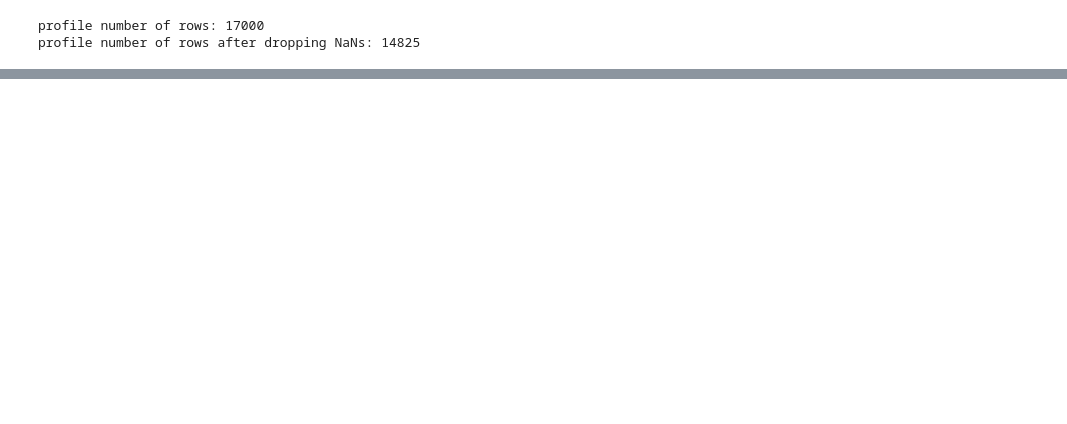
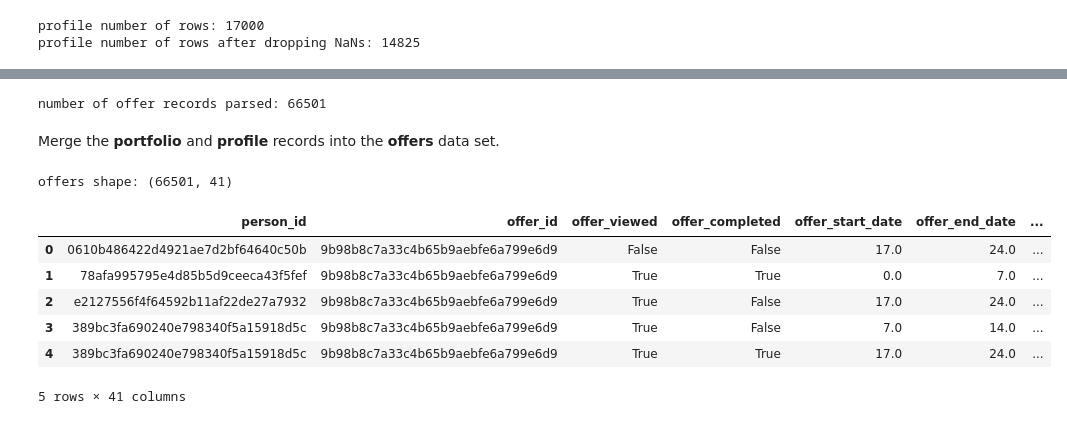
Before and after one commit to lajos/starbucks-capstone-project, a Jupyter notebook: Starbucks_Capstone_notebook.ipynb, the cells around one changed output, grey strips where cells are left out. Cells and saved outputs as stored; diff of their text form; code cells hidden in the pictures; blank space fills up the shorter version.

```diff
--- a/Starbucks_Capstone_notebook.ipynb
+++ b/Starbucks_Capstone_notebook.ipynb
@@ -222,3 +462,43 @@ The transcript dataframe has time stamped entries.
+# %%
+offer_records = []
+
+for i in tqdm(range(len(profile))):
+# for i in tqdm(range(100)):
+    customer = profile.iloc[i]
+    customer_id = customer.person_id
+
+    customer_transcript = transcript.loc[transcript.person==customer_id]
+
+    for o in parse_offer_records(customer_transcript, portfolio):
+        offer_records.append(o.as_dict())
+
+# print(offer_records)
+
+# for o in offer_records:
+#     print(o)
+
+print(f'number of offer records parsed: {len(offer_records)}')
+
+offers = pd.DataFrame.from_records(offer_records)
+# %% [output]
+number of offer records parsed: 66501
+# %% [markdown]
+Merge the **portfolio** and **profile** records into the **offers** data set.
+# %%
+offers = pd.merge(offers, profile, on='person_id')
+offers = pd.merge(offers, portfolio, on='offer_id')
+
+print(f'offers shape: {offers.shape}')
+display(offers.head())
+# %% [output]
+offers shape: (66501, 41)
+|  | person_id | offer_id | offer_viewed | offer_completed | offer_start_date | offer_end_date | ... |
+| 0 | 0610b486422d4921ae7d2bf64640c50b | 9b98b8c7a33c4b65b9aebfe6a799e6d9 | False | False | 17.0 | 24.0 | ... |
+| 1 | 78afa995795e4d85b5d9ceeca43f5fef | 9b98b8c7a33c4b65b9aebfe6a799e6d9 | True | True | 0.0 | 7.0 | ... |
+| 2 | e2127556f4f64592b11af22de27a7932 | 9b98b8c7a33c4b65b9aebfe6a799e6d9 | True | False | 17.0 | 24.0 | ... |
+| 3 | 389bc3fa690240e798340f5a15918d5c | 9b98b8c7a33c4b65b9aebfe6a799e6d9 | True | False | 7.0 | 14.0 | ... |
+| 4 | 389bc3fa690240e798340f5a15918d5c | 9b98b8c7a33c4b65b9aebfe6a799e6d9 | True | True | 17.0 | 24.0 | ... |
+5 rows × 41 columns
 # %%
 p2 = profile.rename(columns={'id':'person'})
 print(p2.columns)
```
Also changed, not shown: parts of 25 cells of this notebook, 1 other file.
